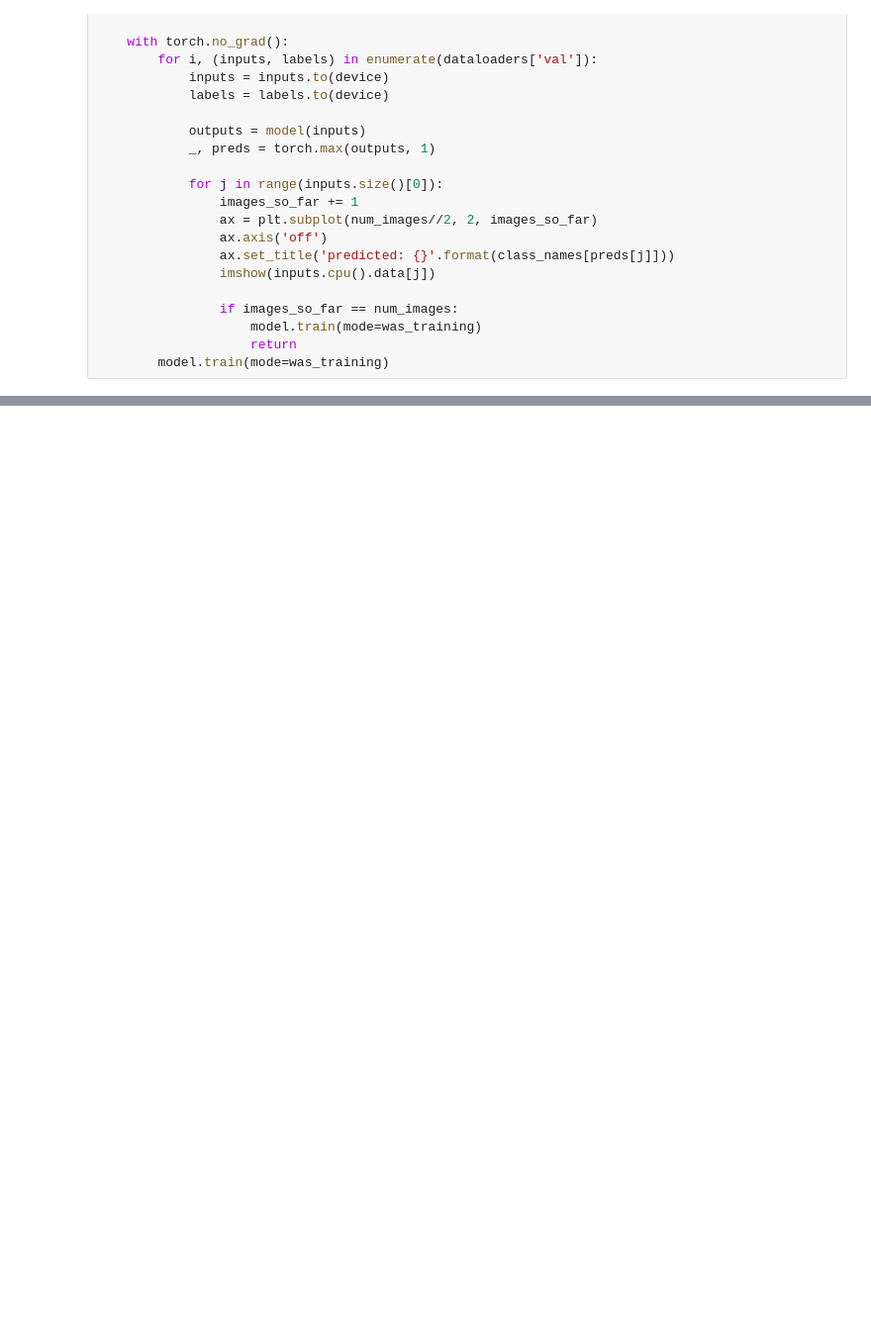
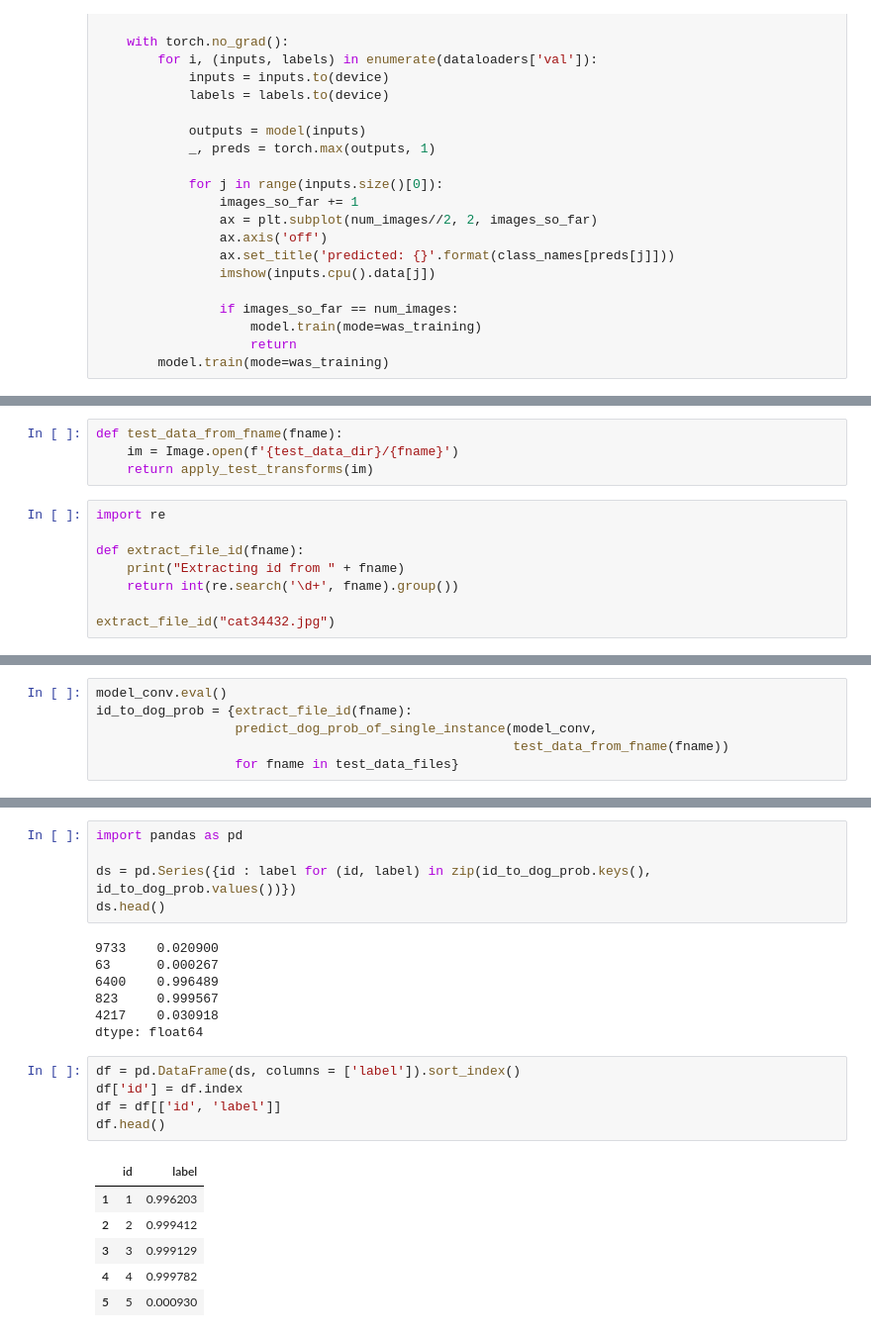
Before and after one commit to wontheone1/cats-dogs-pytorch, a Jupyter notebook: catsanddogs.ipynb, the cells around one changed output, grey strips where cells are left out. Shown at 99% size. Drawn from its saved outputs; the diff is of its cells as text; blank space fills up the shorter version.

```diff
--- a/catsanddogs.ipynb
+++ b/catsanddogs.ipynb
@@ -259,0 +330,12 @@ plt.show()
+# %%
+def test_data_from_fname(fname):
+    im = Image.open(f'{test_data_dir}/{fname}')
+    return apply_test_transforms(im)
+# %%
+import re
+
+def extract_file_id(fname):
+    print("Extracting id from " + fname)
+    return int(re.search('\d+', fname).group())
+
+extract_file_id("cat34432.jpg")
@@ -259,0 +345,6 @@ plt.show()
+# %%
+model_conv.eval()
+id_to_dog_prob = {extract_file_id(fname):
+                  predict_dog_prob_of_single_instance(model_conv,
+                                                      test_data_from_fname(fname))
+                  for fname in test_data_files}
@@ -259,0 +369,24 @@ plt.show()
+# %%
+import pandas as pd
+
+ds = pd.Series({id : label for (id, label) in zip(id_to_dog_prob.keys(), id_to_dog_prob.values())})
+ds.head()
+# %% [output]
+9733    0.020900
+63      0.000267
+6400    0.996489
+823     0.999567
+4217    0.030918
+dtype: float64
+# %%
+df = pd.DataFrame(ds, columns = ['label']).sort_index()
+df['id'] = df.index
+df = df[['id', 'label']]
+df.head()
+# %% [output]
+|  | id | label |
+| 1 | 1 | 0.996203 |
+| 2 | 2 | 0.999412 |
+| 3 | 3 | 0.999129 |
+| 4 | 4 | 0.999782 |
+| 5 | 5 | 0.000930 |
```
Also changed, not shown: parts of 27 cells of this notebook, 3 other files.
